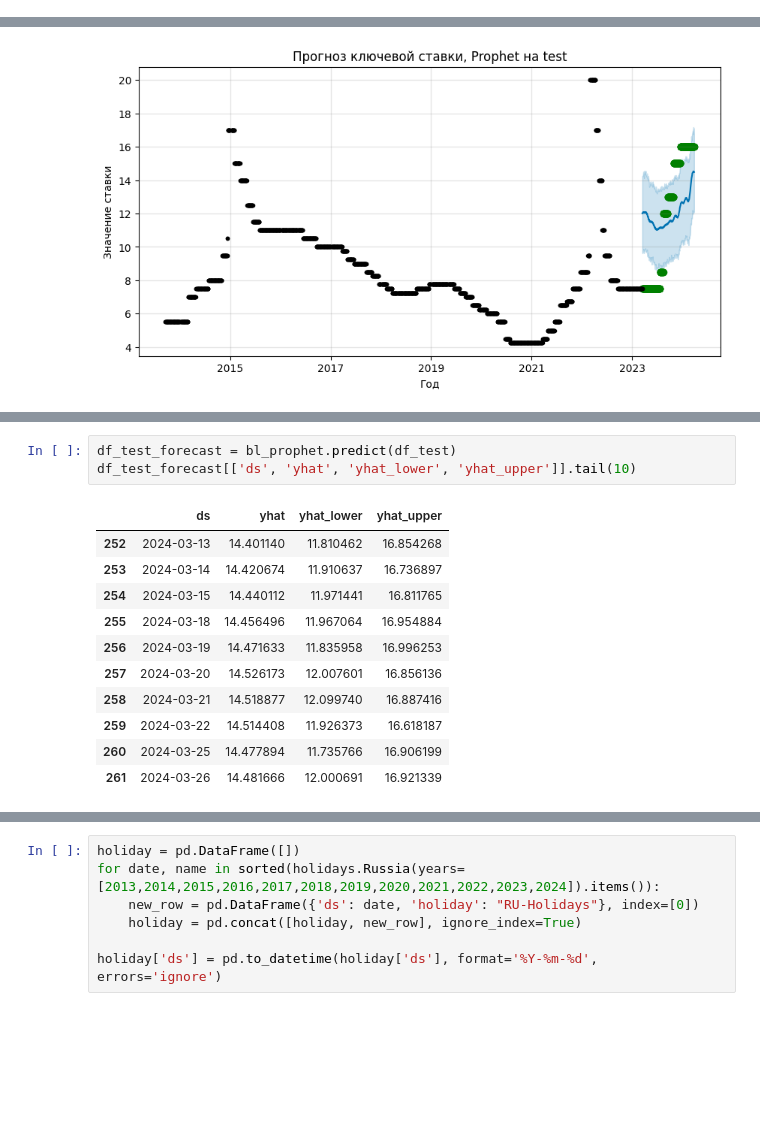
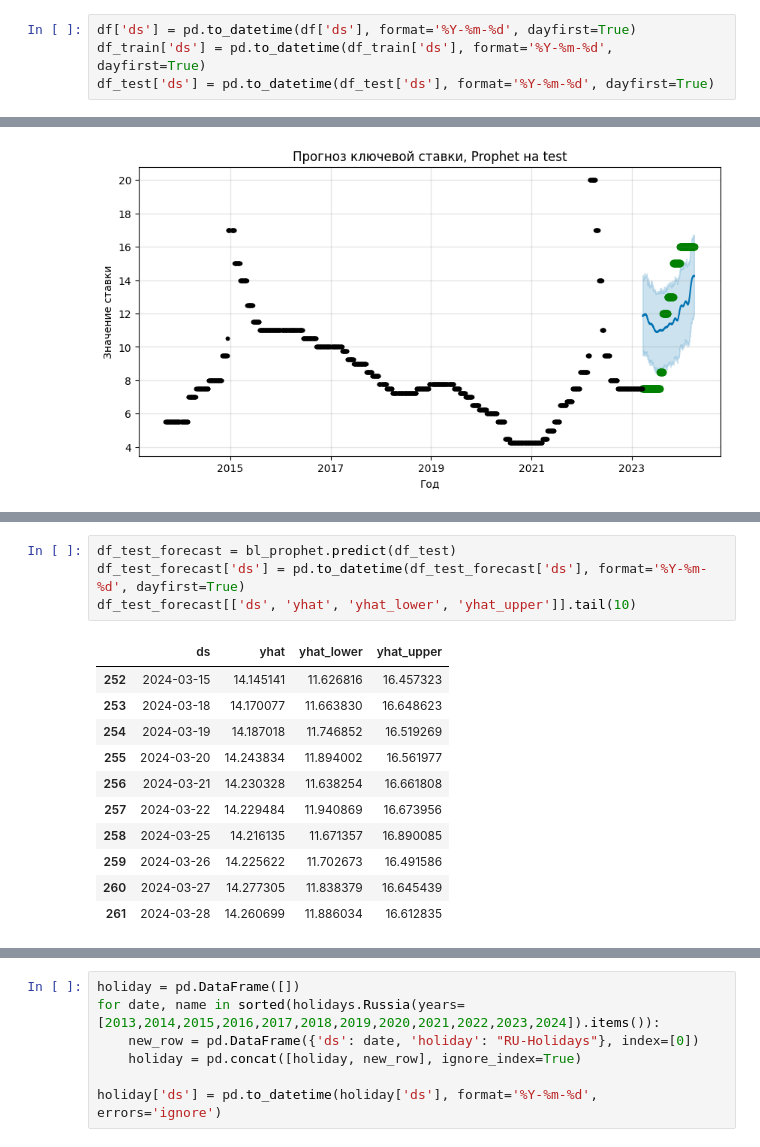
Before and after one commit to myxa95/01_Prediction_of_the_key_rate_in_the_Russian_Federation, a Jupyter notebook: notebooks/Baseline_Tuning.ipynb, the cells around one changed output, grey strips where cells are left out. Cells and saved outputs as stored; diff of their text form; blank space fills up the shorter version.

```diff
--- a/notebooks/Baseline_Tuning.ipynb
+++ b/notebooks/Baseline_Tuning.ipynb
@@ -28,6 +29,10 @@ df_train = pd.read_csv('../data/df_train.csv')
 
 # чтение DataFrame df_test в файл data/df_test.csv
 df_test = pd.read_csv('../data/df_test.csv')
+# %%
+df['ds'] = pd.to_datetime(df['ds'], format='%Y-%m-%d', dayfirst=True)
+df_train['ds'] = pd.to_datetime(df_train['ds'], format='%Y-%m-%d', dayfirst=True)
+df_test['ds'] = pd.to_datetime(df_test['ds'], format='%Y-%m-%d', dayfirst=True)
 # %% [markdown]
 # Baseline Prophet
 # %%
@@ -76,15 +81,16 @@ plt.show()
 # %%
 df_test_forecast = bl_prophet.predict(df_test)
+df_test_forecast['ds'] = pd.to_datetime(df_test_forecast['ds'], format='%Y-%m-%d', dayfirst=True)
 df_test_forecast[['ds', 'yhat', 'yhat_lower', 'yhat_upper']].tail(10)
 # %% [output]
 |  | ds | yhat | yhat_lower | yhat_upper |
-| 252 | 2024-03-13 | 14.401140 | 11.810462 | 16.854268 |
-| 253 | 2024-03-14 | 14.420674 | 11.910637 | 16.736897 |
-| 254 | 2024-03-15 | 14.440112 | 11.971441 | 16.811765 |
-| 255 | 2024-03-18 | 14.456496 | 11.967064 | 16.954884 |
-| 256 | 2024-03-19 | 14.471633 | 11.835958 | 16.996253 |
-| 257 | 2024-03-20 | 14.526173 | 12.007601 | 16.856136 |
-| 258 | 2024-03-21 | 14.518877 | 12.099740 | 16.887416 |
-| 259 | 2024-03-22 | 14.514408 | 11.926373 | 16.618187 |
-| 260 | 2024-03-25 | 14.477894 | 11.735766 | 16.906199 |
-| 261 | 2024-03-26 | 14.481666 | 12.000691 | 16.921339 |
+| 252 | 2024-03-15 | 14.145141 | 11.626816 | 16.457323 |
+| 253 | 2024-03-18 | 14.170077 | 11.663830 | 16.648623 |
+| 254 | 2024-03-19 | 14.187018 | 11.746852 | 16.519269 |
+| 255 | 2024-03-20 | 14.243834 | 11.894002 | 16.561977 |
+| 256 | 2024-03-21 | 14.230328 | 11.638254 | 16.661808 |
+| 257 | 2024-03-22 | 14.229484 | 11.940869 | 16.673956 |
+| 258 | 2024-03-25 | 14.216135 | 11.671357 | 16.890085 |
+| 259 | 2024-03-26 | 14.225622 | 11.702673 | 16.491586 |
+| 260 | 2024-03-27 | 14.277305 | 11.838379 | 16.645439 |
+| 261 | 2024-03-28 | 14.260699 | 11.886034 | 16.612835 |
```
Also changed, not shown: parts of 9 cells of this notebook, 1 other file.
